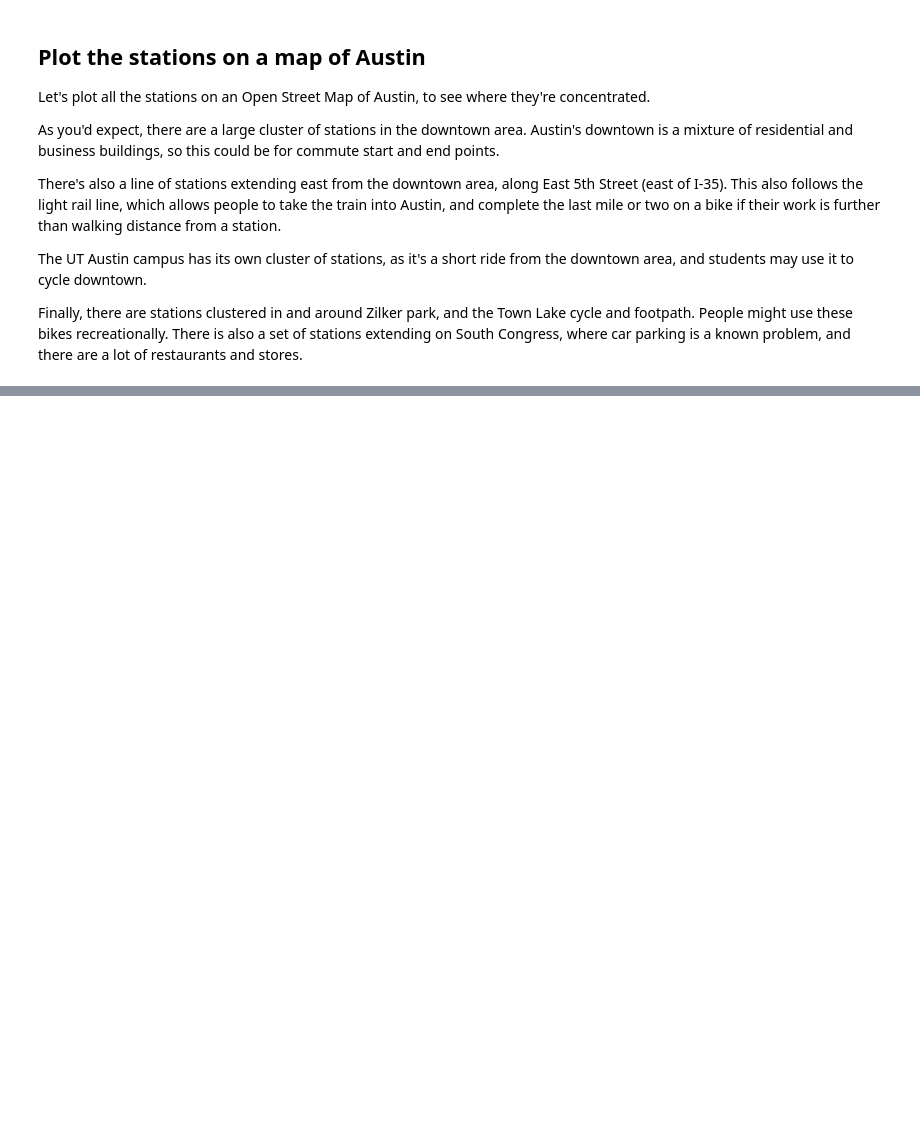
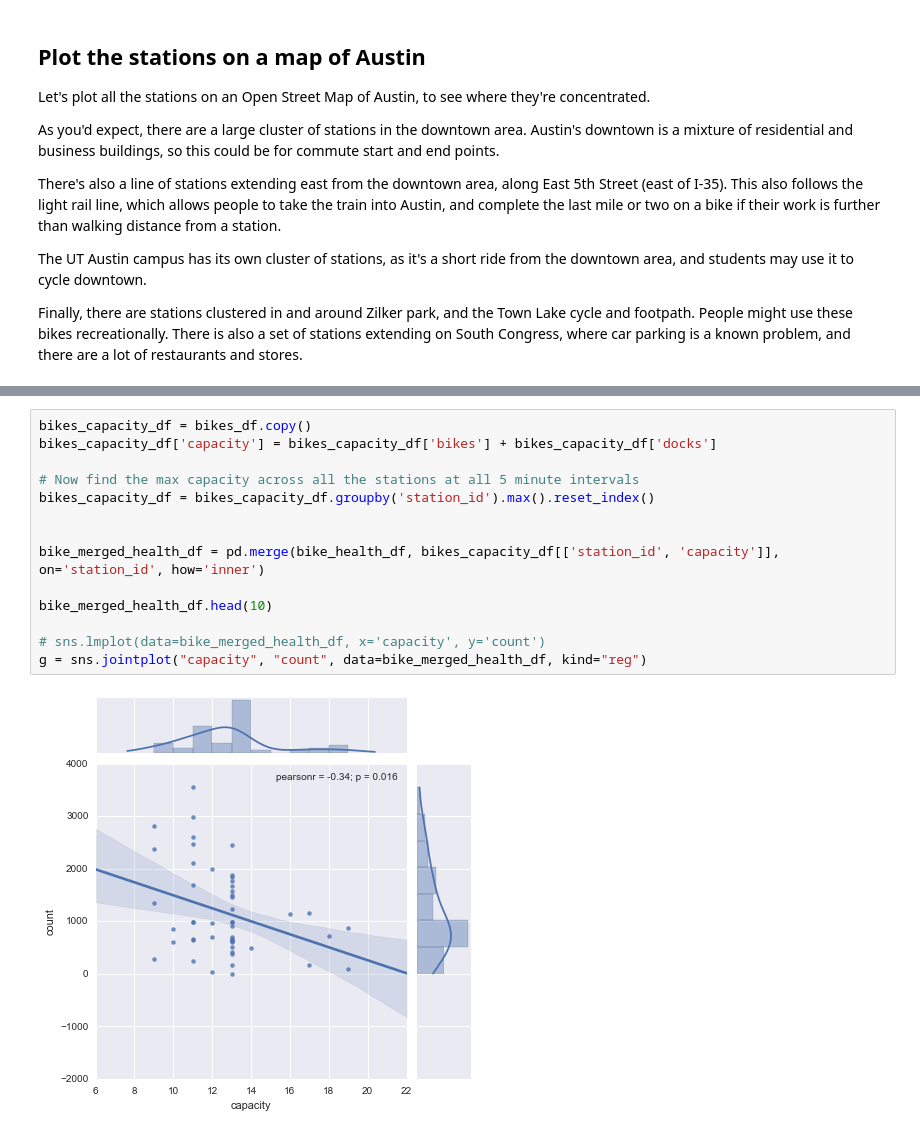
Before and after one commit to timgasser/bcycle-austin, a Jupyter notebook: notebooks/bcycle_stations.ipynb, the cells around one changed output, grey strips where cells are left out. Drawn from its saved outputs; the diff is of its cells as text; blank space fills up the shorter version.

```diff
--- a/notebooks/bcycle_stations.ipynb
+++ b/notebooks/bcycle_stations.ipynb
@@ -208,0 +296,16 @@ bike_pivot_mask.head()
+# %%
+bikes_capacity_df = bikes_df.copy()
+bikes_capacity_df['capacity'] = bikes_capacity_df['bikes'] + bikes_capacity_df['docks']
+
+# Now find the max capacity across all the stations at all 5 minute intervals
+bikes_capacity_df = bikes_capacity_df.groupby('station_id').max().reset_index()
+
+
+bike_merged_health_df = pd.merge(bike_health_df, bikes_capacity_df[['station_id', 'capacity']], on='station_id', how='inner')
+
+bike_merged_health_df.head(10)
+
+# sns.lmplot(data=bike_merged_health_df, x='capacity', y='count')
+g = sns.jointplot("capacity", "count", data=bike_merged_health_df, kind="reg")
+# %% [output]
+[figure, added]
```
Also changed, not shown: parts of 29 cells of this notebook, 1 other file.
